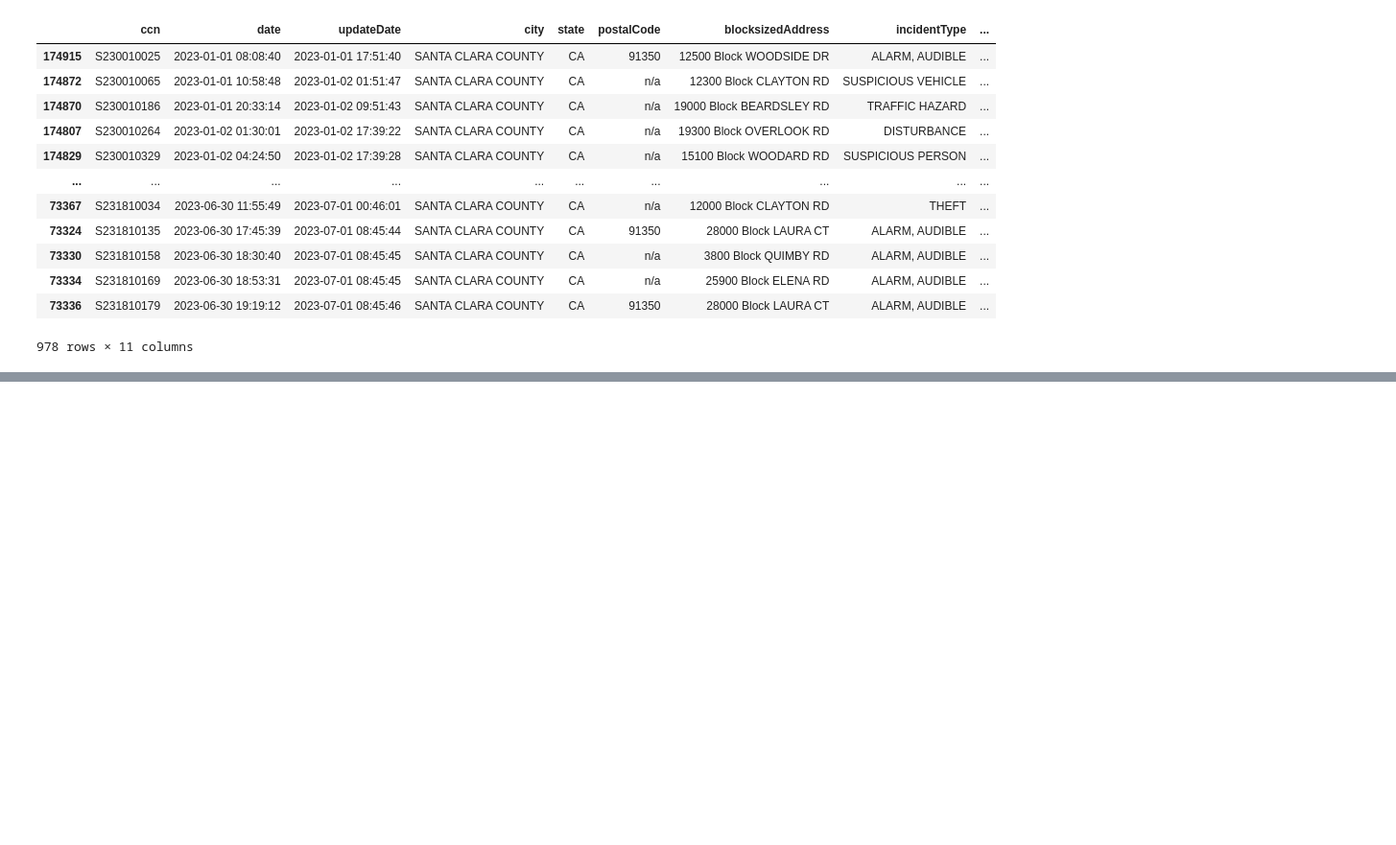
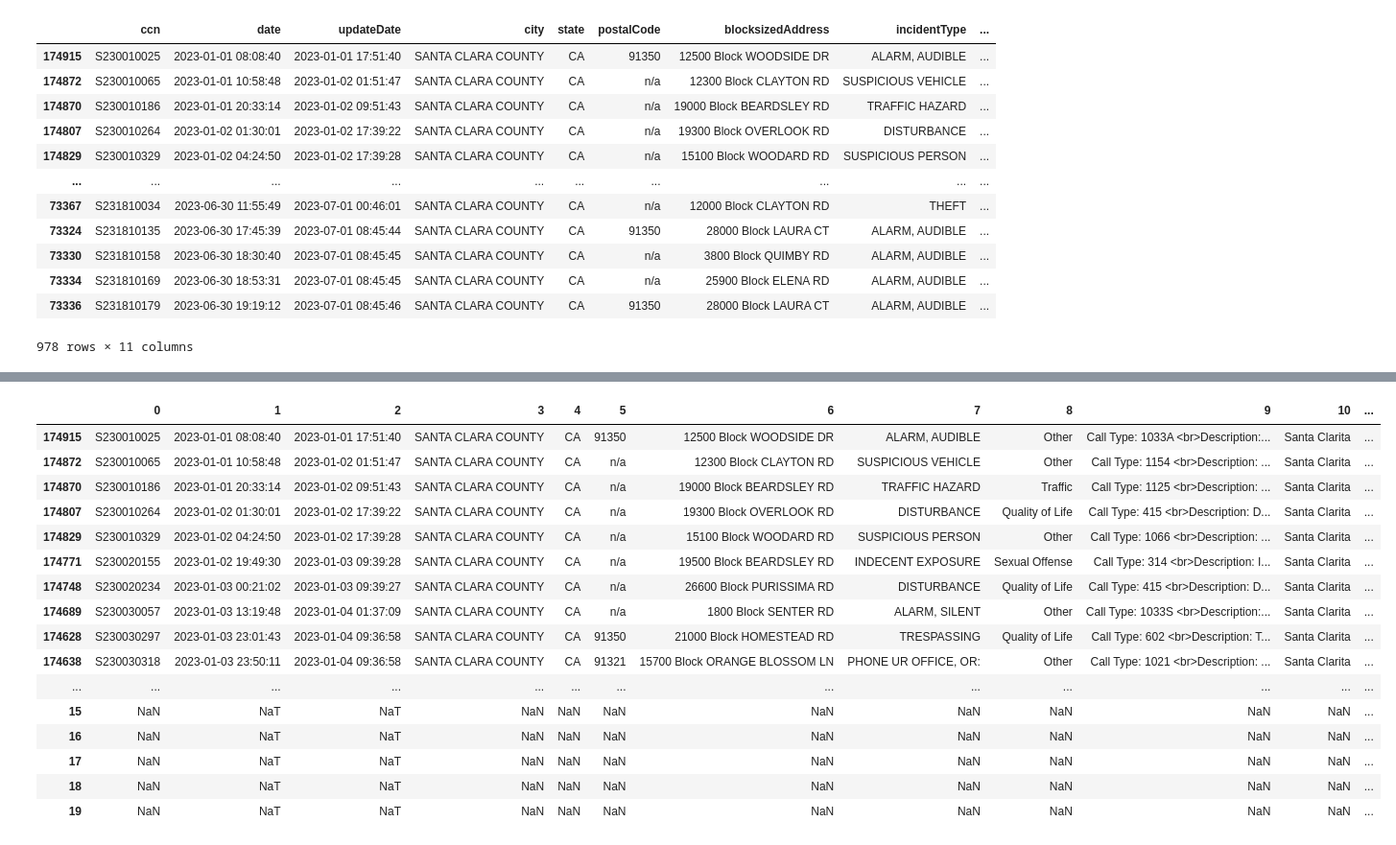
Before and after one commit to sdamerdji/police_racial_profiling, a Jupyter notebook: notebooks/blog_analyses/LosAltosHillsTCCheck.ipynb, the cells around one changed output, grey strips where cells are left out. Shown: that part at 96% size. Cells and saved outputs as stored; diff of their text form; code cells hidden in the pictures; blank space fills up the shorter version.

```diff
--- a/notebooks/blog_analyses/LosAltosHillsTCCheck.ipynb
+++ b/notebooks/blog_analyses/LosAltosHillsTCCheck.ipynb
@@ -269,0 +300,11 @@ loc_tuple
+# %%
+def geocode(row):
+    blockaddr = row["blocksizedAddress"]
+    loc_tuple = attempt_nom(blockaddr)
+    if not loc_tuple or loc_tuple[0] not in cities_in_scc:
+        loc_tuple = attempt_goog(blockaddr)
+        if loc_tuple:
+            print("Google successful on {}".format(blockaddr))
+    else:
+        print("Nominatim successful on {}".format(blockaddr))
+    return loc_tuple[0], loc_tuple[1]
@@ -269,0 +335,4 @@ loc_tuple
+# %%
+tinydf = df[df["inferredCity"] == "Santa Clarita"][0:20].copy(deep=True)
+# %%
+result = pd.DataFrame((tinydf.apply(geocode, axis=1)).to_list(), columns=["city", "postcode"])
@@ -269,0 +377,2 @@ loc_tuple
+# %%
+tinydf.reset_index(inplace=True)
@@ -269,0 +399,20 @@ loc_tuple
+# %%
+pd.concat([tinydf, result], axis=1, ignore_index=True)
+# %% [output]
+|  | 0 | 1 | 2 | 3 | 4 | 5 | 6 | 7 | 8 | 9 | 10 | ... |
+| 174915 | S230010025 | 2023-01-01 08:08:40 | 2023-01-01 17:51:40 | SANTA CLARA COUNTY | CA | 91350 | 12500 Block WOODSIDE DR | ALARM, AUDIBLE | Other | Call Type: 1033A <br>Description:... | Santa Clarita | ... |
+| 174872 | S230010065 | 2023-01-01 10:58:48 | 2023-01-02 01:51:47 | SANTA CLARA COUNTY | CA | n/a | 12300 Block CLAYTON RD | SUSPICIOUS VEHICLE | Other | Call Type: 1154 <br>Description: ... | Santa Clarita | ... |
+| 174870 | S230010186 | 2023-01-01 20:33:14 | 2023-01-02 09:51:43 | SANTA CLARA COUNTY | CA | n/a | 19000 Block BEARDSLEY RD | TRAFFIC HAZARD | Traffic | Call Type: 1125 <br>Description: ... | Santa Clarita | ... |
+| 174807 | S230010264 | 2023-01-02 01:30:01 | 2023-01-02 17:39:22 | SANTA CLARA COUNTY | CA | n/a | 19300 Block OVERLOOK RD | DISTURBANCE | Quality of Life | Call Type: 415 <br>Description: D... | Santa Clarita | ... |
+| 174829 | S230010329 | 2023-01-02 04:24:50 | 2023-01-02 17:39:28 | SANTA CLARA COUNTY | CA | n/a | 15100 Block WOODARD RD | SUSPICIOUS PERSON | Other | Call Type: 1066 <br>Description: ... | Santa Clarita | ... |
+| 174771 | S230020155 | 2023-01-02 19:49:30 | 2023-01-03 09:39:28 | SANTA CLARA COUNTY | CA | n/a | 19500 Block BEARDSLEY RD | INDECENT EXPOSURE | Sexual Offense | Call Type: 314 <br>Description: I... | Santa Clarita | ... |
+| 174748 | S230020234 | 2023-01-03 00:21:02 | 2023-01-03 09:39:27 | SANTA CLARA COUNTY | CA | n/a | 26600 Block PURISSIMA RD | DISTURBANCE | Quality of Life | Call Type: 415 <br>Description: D... | Santa Clarita | ... |
+| 174689 | S230030057 | 2023-01-03 13:19:48 | 2023-01-04 01:37:09 | SANTA CLARA COUNTY | CA | n/a | 1800 Block SENTER RD | ALARM, SILENT | Other | Call Type: 1033S <br>Description:... | Santa Clarita | ... |
+| 174628 | S230030297 | 2023-01-03 23:01:43 | 2023-01-04 09:36:58 | SANTA CLARA COUNTY | CA | 91350 | 21000 Block HOMESTEAD RD | TRESPASSING | Quality of Life | Call Type: 602 <br>Description: T... | Santa Clarita | ... |
+| 174638 | S230030318 | 2023-01-03 23:50:11 | 2023-01-04 09:36:58 | SANTA CLARA COUNTY | CA | 91321 | 15700 Block ORANGE BLOSSOM LN | PHONE UR OFFICE, OR: | Other | Call Type: 1021 <br>Description: ... | Santa Clarita | ... |
+| ... | ... | ... | ... | ... | ... | ... | ... | ... | ... | ... | ... | ... |
+| 15 | NaN | NaT | NaT | NaN | NaN | NaN | NaN | NaN | NaN | NaN | NaN | ... |
+| 16 | NaN | NaT | NaT | NaN | NaN | NaN | NaN | NaN | NaN | NaN | NaN | ... |
+| 17 | NaN | NaT | NaT | NaN | NaN | NaN | NaN | NaN | NaN | NaN | NaN | ... |
+| 18 | NaN | NaT | NaT | NaN | NaN | NaN | NaN | NaN | NaN | NaN | NaN | ... |
+| 19 | NaN | NaT | NaT | NaN | NaN | NaN | NaN | NaN | NaN | NaN | NaN | ... |
```
Also changed, not shown: parts of 28 cells of this notebook, 2 other files.
